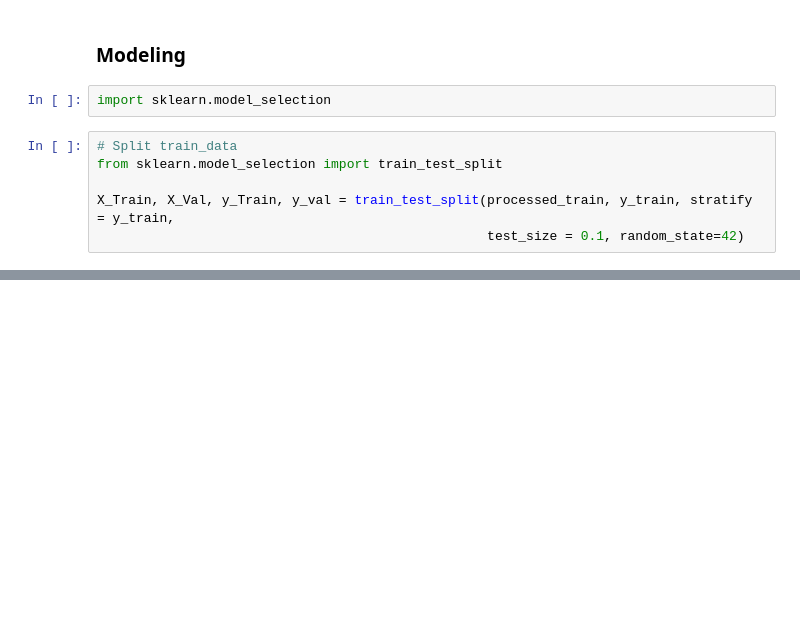
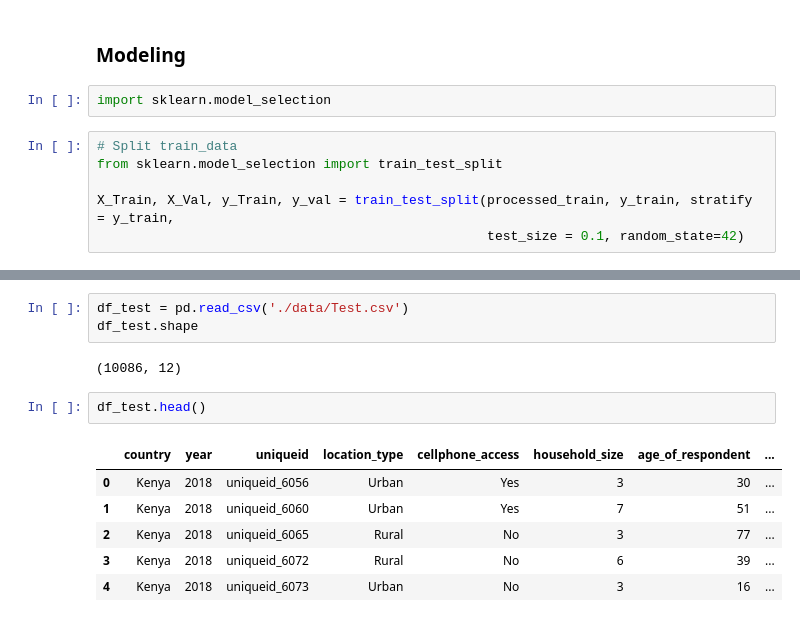
Before and after one commit to abideen-olawuwo/financial-inclusion, a Jupyter notebook: financial_inclusion.ipynb, the cells around one changed output, grey strips where cells are left out. Saved outputs shown, nothing was run; the diff lists cells and outputs as text; blank space fills up the shorter version.

```diff
--- a/financial_inclusion.ipynb
+++ b/financial_inclusion.ipynb
@@ -574,0 +575,14 @@ Error rate of the XGB classifier:  0.10922226944326396
+# %%
+df_test = pd.read_csv('./data/Test.csv')
+df_test.shape
+# %% [output]
+(10086, 12)
+# %%
+df_test.head()
+# %% [output]
+|  | country | year | uniqueid | location_type | cellphone_access | household_size | age_of_respondent | ... |
+| 0 | Kenya | 2018 | uniqueid_6056 | Urban | Yes | 3 | 30 | ... |
+| 1 | Kenya | 2018 | uniqueid_6060 | Urban | Yes | 7 | 51 | ... |
+| 2 | Kenya | 2018 | uniqueid_6065 | Rural | No | 3 | 77 | ... |
+| 3 | Kenya | 2018 | uniqueid_6072 | Rural | No | 6 | 39 | ... |
+| 4 | Kenya | 2018 | uniqueid_6073 | Urban | No | 3 | 16 | ... |
```
Also changed, not shown: parts of 31 cells of this notebook, 2 other files.
